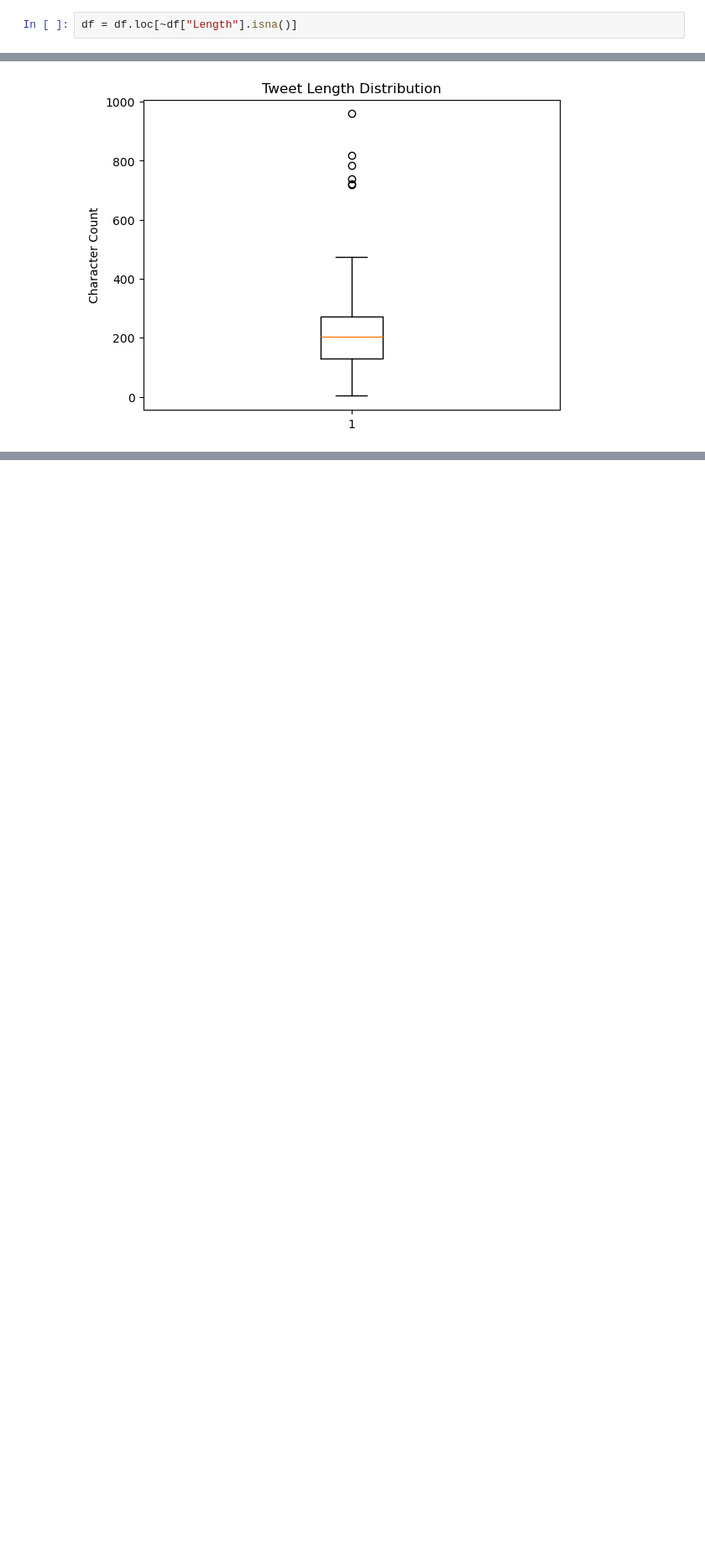
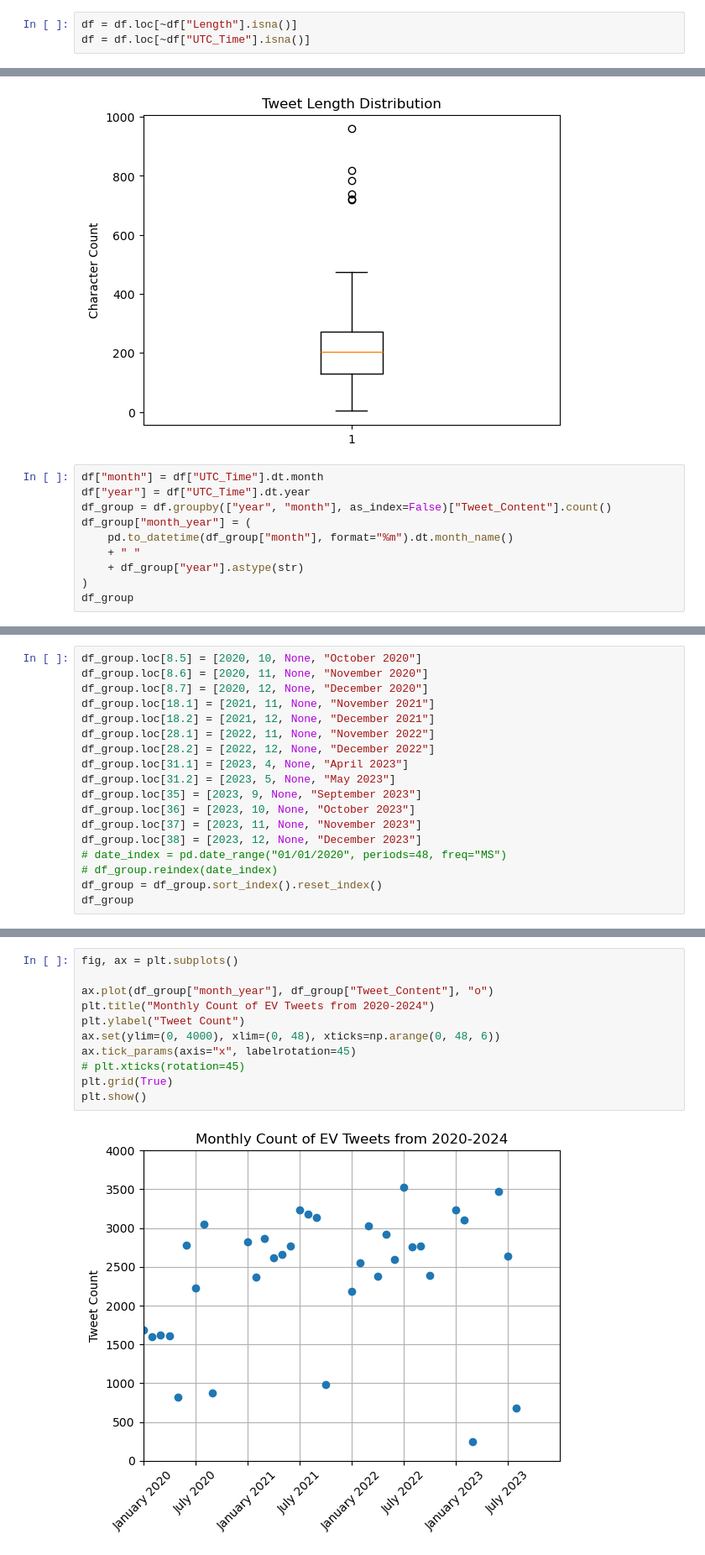
Before and after one commit to rrandev03/NLP_Final, a Jupyter notebook: 200_code/eda.ipynb, the cells around one changed output, grey strips where cells are left out. Shown: that part at 84% size. Saved outputs shown, nothing was run; the diff lists cells and outputs as text; blank space fills up the shorter version.

```diff
--- a/200_code/eda.ipynb
+++ b/200_code/eda.ipynb
@@ -47,6 +52,7 @@ df
 83627 rows × 28 columns
 # %%
 df = df.loc[~df["Length"].isna()]
+df = df.loc[~df["UTC_Time"].isna()]
 # %%
 length = pd.Series(df["Length"])
 fig, ax = plt.subplots()
@@ -57,3 +63,13 @@ ax.set_ylabel("Character Count")
 plt.show()
 # %% [output]
 [figure]
+# %%
+df["month"] = df["UTC_Time"].dt.month
+df["year"] = df["UTC_Time"].dt.year
+df_group = df.groupby(["year", "month"], as_index=False)["Tweet_Content"].count()
+df_group["month_year"] = (
+    pd.to_datetime(df_group["month"], format="%m").dt.month_name()
+    + " "
+    + df_group["year"].astype(str)
+)
+df_group
@@ -59,0 +94,18 @@ plt.show()
+# %%
+df_group.loc[8.5] = [2020, 10, None, "October 2020"]
+df_group.loc[8.6] = [2020, 11, None, "November 2020"]
+df_group.loc[8.7] = [2020, 12, None, "December 2020"]
+df_group.loc[18.1] = [2021, 11, None, "November 2021"]
+df_group.loc[18.2] = [2021, 12, None, "December 2021"]
+df_group.loc[28.1] = [2022, 11, None, "November 2022"]
+df_group.loc[28.2] = [2022, 12, None, "December 2022"]
+df_group.loc[31.1] = [2023, 4, None, "April 2023"]
+df_group.loc[31.2] = [2023, 5, None, "May 2023"]
+df_group.loc[35] = [2023, 9, None, "September 2023"]
+df_group.loc[36] = [2023, 10, None, "October 2023"]
+df_group.loc[37] = [2023, 11, None, "November 2023"]
+df_group.loc[38] = [2023, 12, None, "December 2023"]
+# date_index = pd.date_range("01/01/2020", periods=48, freq="MS")
+# df_group.reindex(date_index)
+df_group = df_group.sort_index().reset_index()
+df_group
@@ -59,0 +130,13 @@ plt.show()
+# %%
+fig, ax = plt.subplots()
+
+ax.plot(df_group["month_year"], df_group["Tweet_Content"], "o")
+plt.title("Monthly Count of EV Tweets from 2020-2024")
+plt.ylabel("Tweet Count")
+ax.set(ylim=(0, 4000), xlim=(0, 48), xticks=np.arange(0, 48, 6))
+ax.tick_params(axis="x", labelrotation=45)
+# plt.xticks(rotation=45)
+plt.grid(True)
+plt.show()
+# %% [output]
+[figure, added]
```
Also changed, not shown: parts of 20 cells of this notebook, 1 other file.
